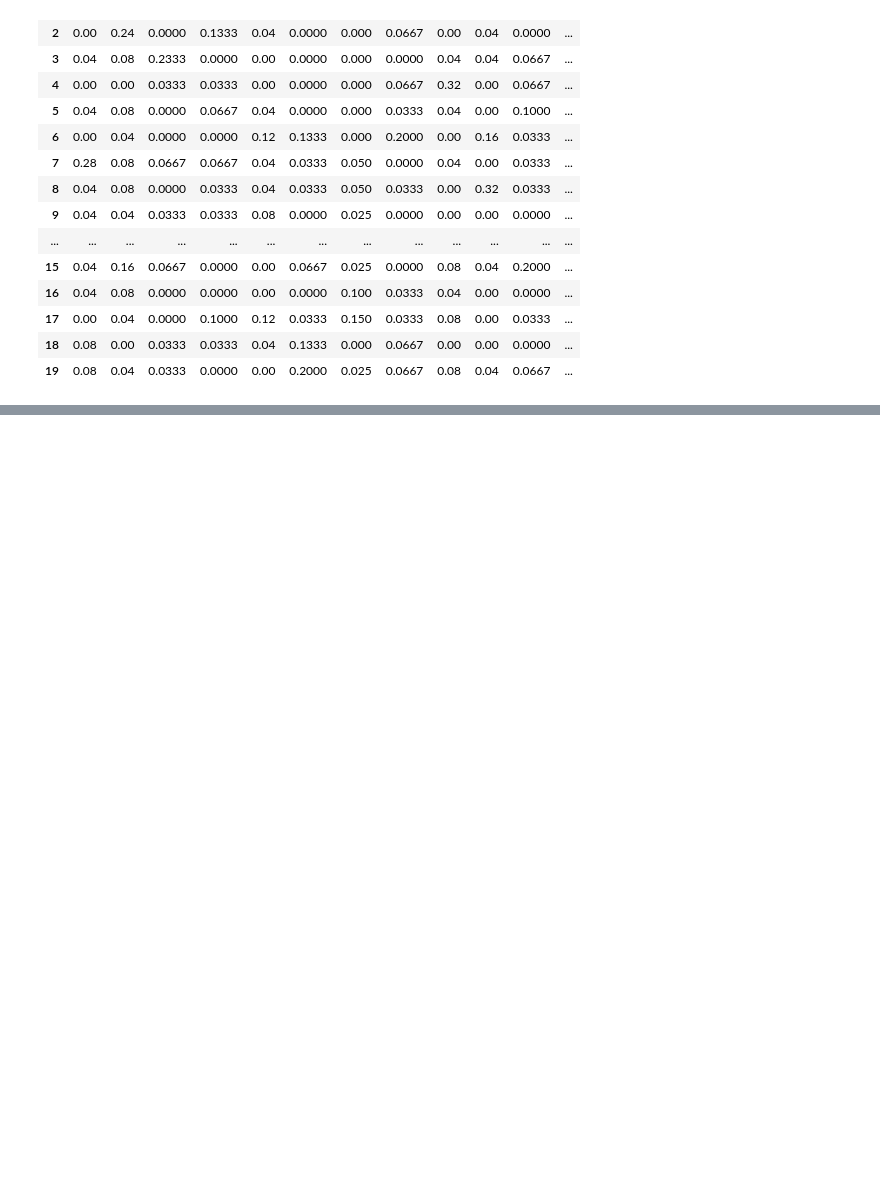
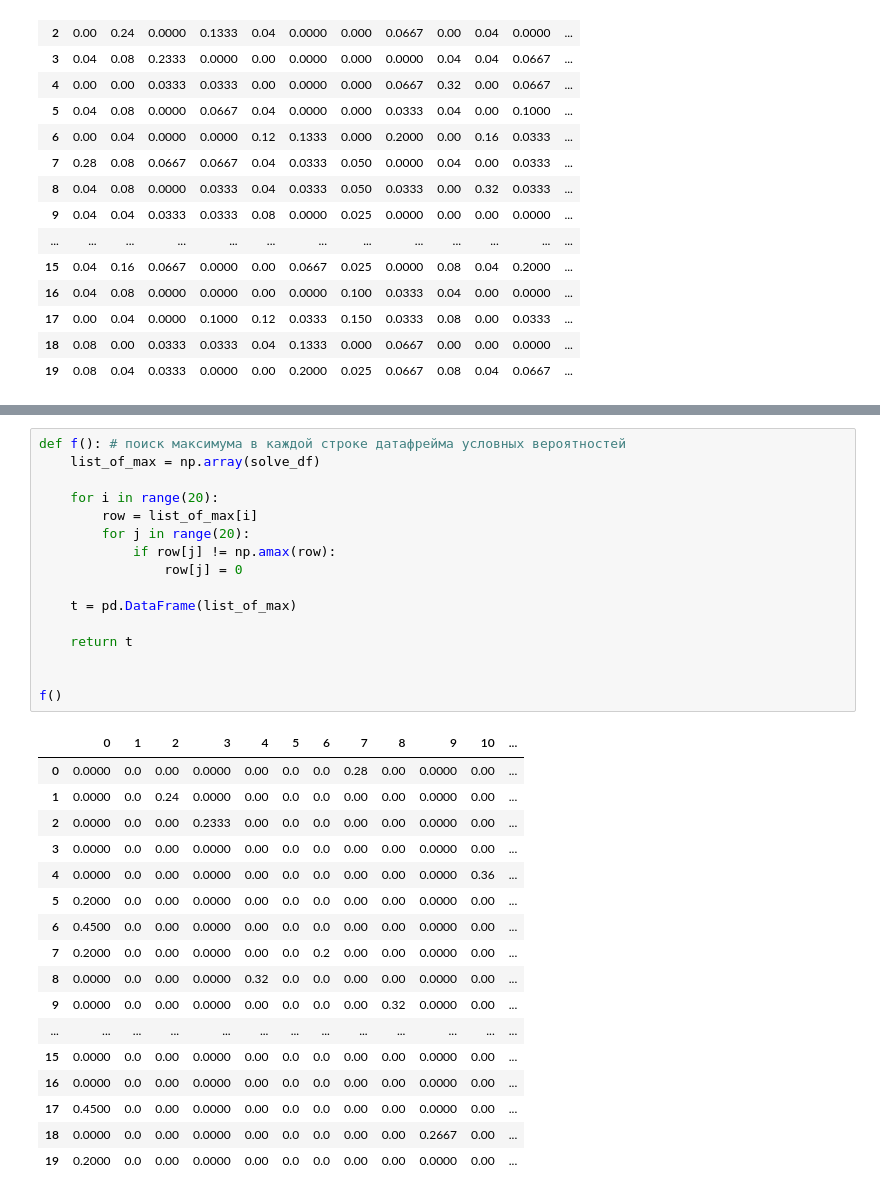
Before and after one commit to 0rttem/MoC-labs, a Jupyter notebook: MoC_lab#1.ipynb, the cells around one changed output, grey strips where cells are left out. Cells and saved outputs as stored; diff of their text form; blank space fills up the shorter version.

```diff
--- a/MoC_lab#1.ipynb
+++ b/MoC_lab#1.ipynb
@@ -163,0 +191,34 @@ conditional_probability_MC()
+# %%
+def f(): # поиск максимума в каждой строке датафрейма условных вероятностей
+    list_of_max = np.array(solve_df)
+
+    for i in range(20):
+        row = list_of_max[i]
+        for j in range(20):
+            if row[j] != np.amax(row):
+                row[j] = 0
+
+    t = pd.DataFrame(list_of_max)
+
+    return t
+
+
+f()
+# %% [output]
+|  | 0 | 1 | 2 | 3 | 4 | 5 | 6 | 7 | 8 | 9 | 10 | ... |
+| 0 | 0.0000 | 0.0 | 0.00 | 0.0000 | 0.00 | 0.0 | 0.0 | 0.28 | 0.00 | 0.0000 | 0.00 | ... |
+| 1 | 0.0000 | 0.0 | 0.24 | 0.0000 | 0.00 | 0.0 | 0.0 | 0.00 | 0.00 | 0.0000 | 0.00 | ... |
+| 2 | 0.0000 | 0.0 | 0.00 | 0.2333 | 0.00 | 0.0 | 0.0 | 0.00 | 0.00 | 0.0000 | 0.00 | ... |
+| 3 | 0.0000 | 0.0 | 0.00 | 0.0000 | 0.00 | 0.0 | 0.0 | 0.00 | 0.00 | 0.0000 | 0.00 | ... |
+| 4 | 0.0000 | 0.0 | 0.00 | 0.0000 | 0.00 | 0.0 | 0.0 | 0.00 | 0.00 | 0.0000 | 0.36 | ... |
+| 5 | 0.2000 | 0.0 | 0.00 | 0.0000 | 0.00 | 0.0 | 0.0 | 0.00 | 0.00 | 0.0000 | 0.00 | ... |
+| 6 | 0.4500 | 0.0 | 0.00 | 0.0000 | 0.00 | 0.0 | 0.0 | 0.00 | 0.00 | 0.0000 | 0.00 | ... |
+| 7 | 0.2000 | 0.0 | 0.00 | 0.0000 | 0.00 | 0.0 | 0.2 | 0.00 | 0.00 | 0.0000 | 0.00 | ... |
+| 8 | 0.0000 | 0.0 | 0.00 | 0.0000 | 0.32 | 0.0 | 0.0 | 0.00 | 0.00 | 0.0000 | 0.00 | ... |
+| 9 | 0.0000 | 0.0 | 0.00 | 0.0000 | 0.00 | 0.0 | 0.0 | 0.00 | 0.32 | 0.0000 | 0.00 | ... |
+| ... | ... | ... | ... | ... | ... | ... | ... | ... | ... | ... | ... | ... |
+| 15 | 0.0000 | 0.0 | 0.00 | 0.0000 | 0.00 | 0.0 | 0.0 | 0.00 | 0.00 | 0.0000 | 0.00 | ... |
+| 16 | 0.0000 | 0.0 | 0.00 | 0.0000 | 0.00 | 0.0 | 0.0 | 0.00 | 0.00 | 0.0000 | 0.00 | ... |
+| 17 | 0.4500 | 0.0 | 0.00 | 0.0000 | 0.00 | 0.0 | 0.0 | 0.00 | 0.00 | 0.0000 | 0.00 | ... |
+| 18 | 0.0000 | 0.0 | 0.00 | 0.0000 | 0.00 | 0.0 | 0.0 | 0.00 | 0.00 | 0.2667 | 0.00 | ... |
+| 19 | 0.2000 | 0.0 | 0.00 | 0.0000 | 0.00 | 0.0 | 0.0 | 0.00 | 0.00 | 0.0000 | 0.00 | ... |
```
Also changed, not shown: parts of 9 cells of this notebook.
